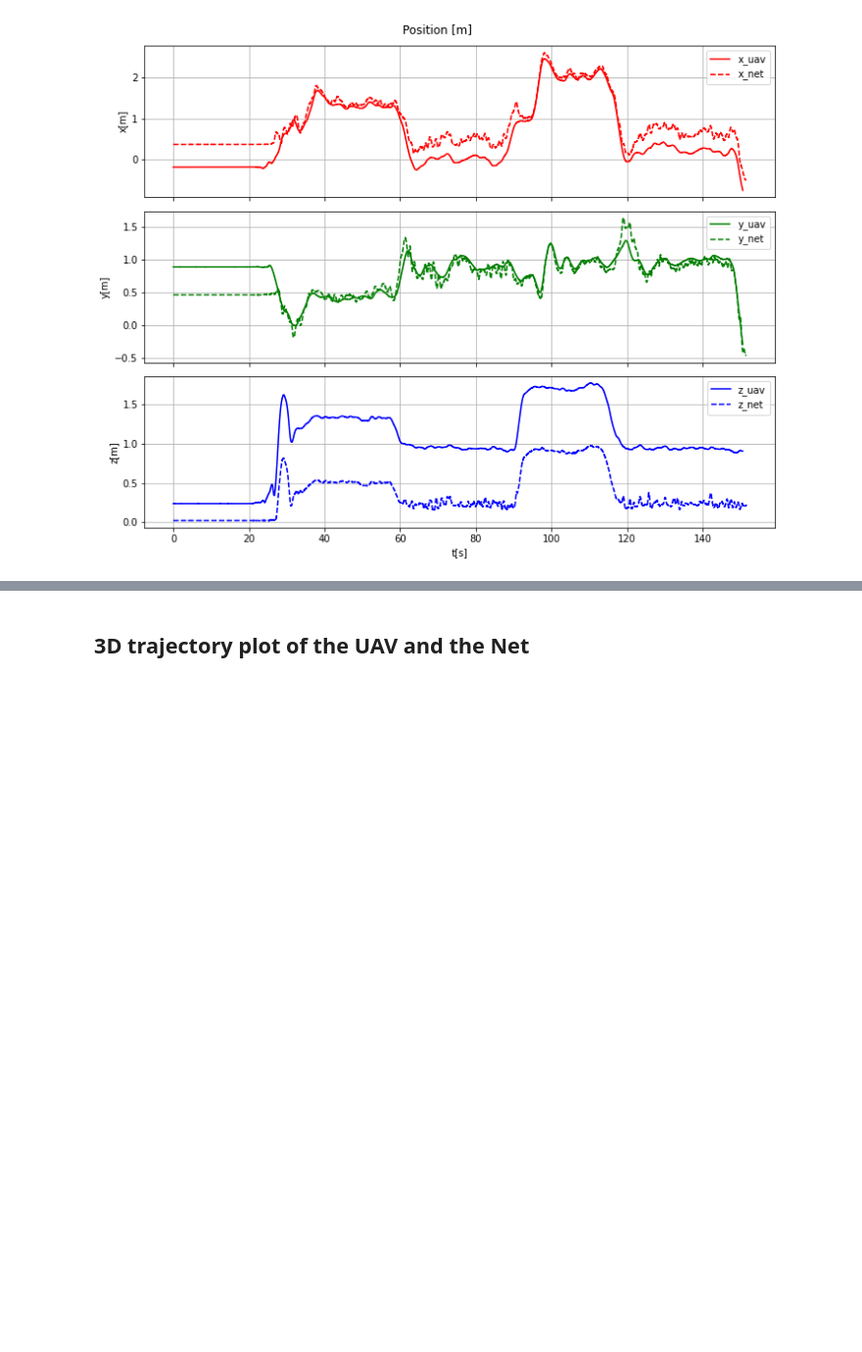
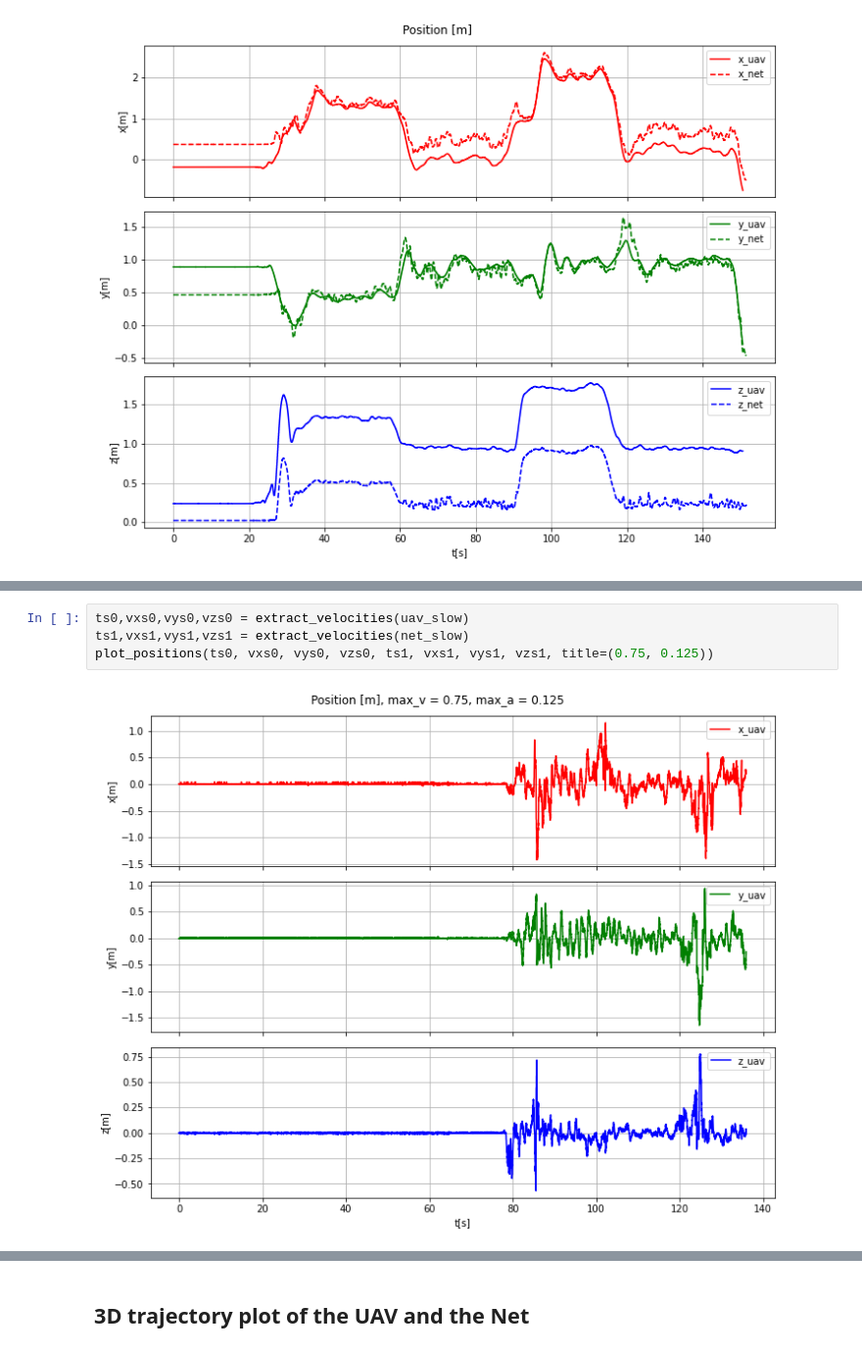
Before and after one commit to fzoric8/ros_utils, a Jupyter notebook: play/ICRA2024.ipynb, the cells around one changed output, grey strips where cells are left out. Shown at 98% size. Cells and saved outputs as stored; diff of their text form; blank space fills up the shorter version.

```diff
--- a/play/ICRA2024.ipynb
+++ b/play/ICRA2024.ipynb
@@ -266,0 +420,6 @@ plot_positions(t1, x1, y1, z1, t2, x2, y2, z2)
+# %%
+ts0,vxs0,vys0,vzs0 = extract_velocities(uav_slow)
+ts1,vxs1,vys1,vzs1 = extract_velocities(net_slow)
+plot_positions(ts0, vxs0, vys0, vzs0, ts1, vxs1, vys1, vzs1, title=(0.75, 0.125))
+# %% [output]
+[figure, added]
```
Also changed, not shown: parts of 13 cells of this notebook, 1 other file.
